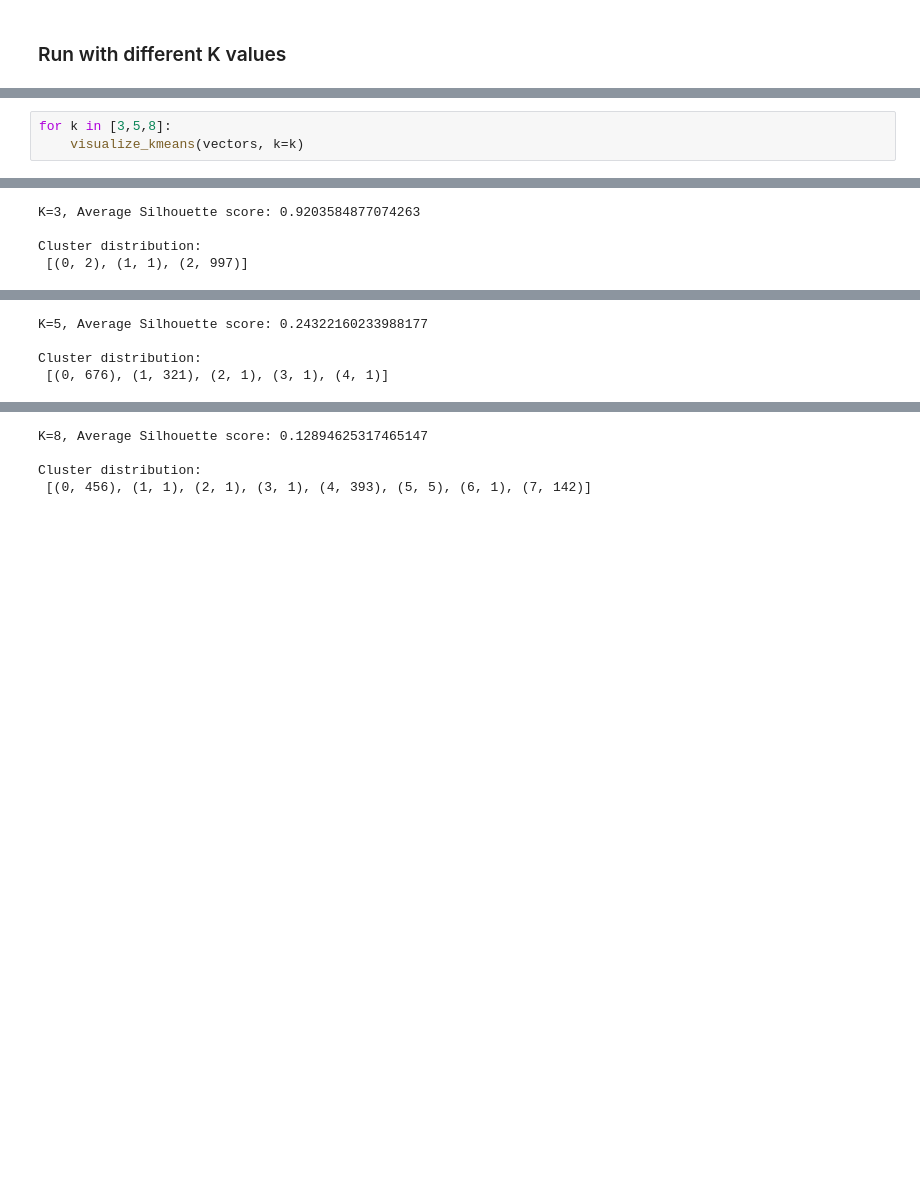
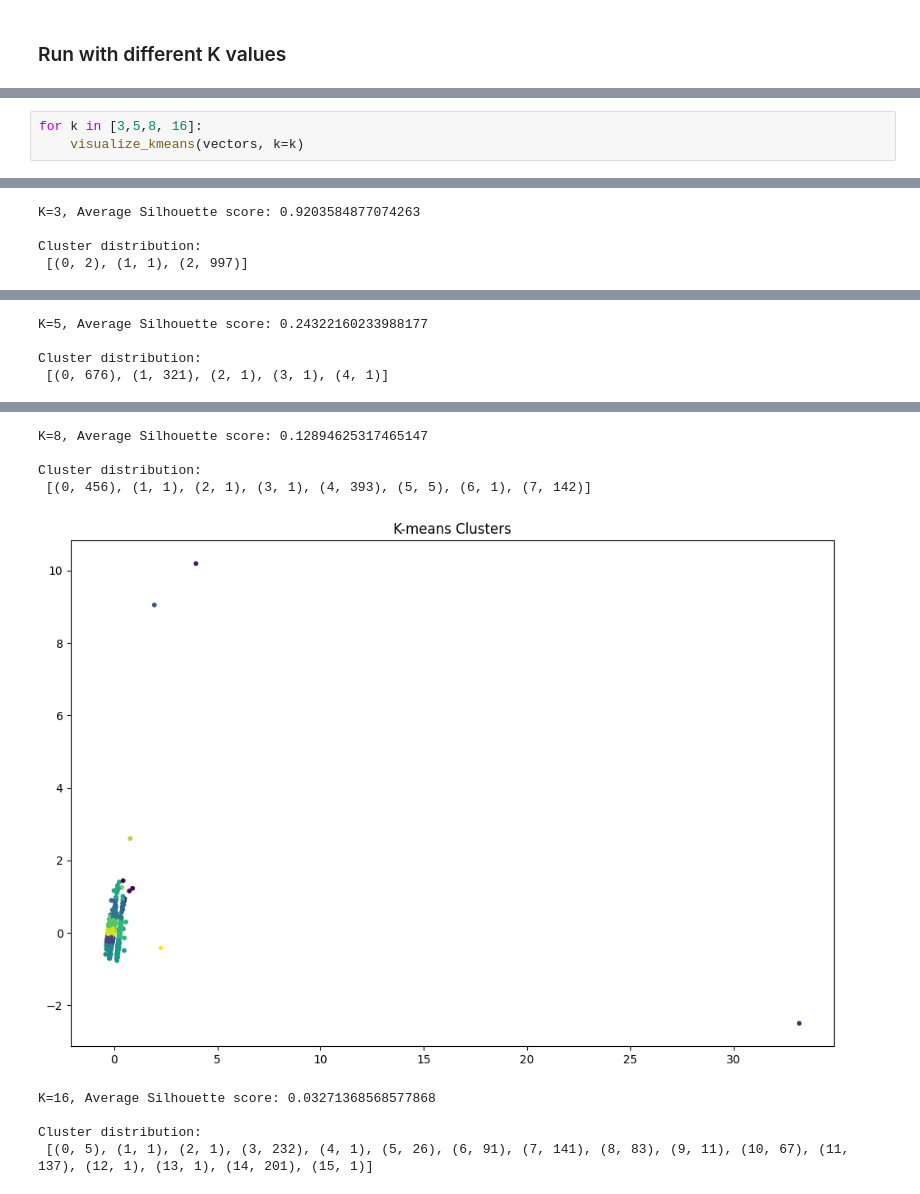
Before and after one commit to Roberto09/cs229-project, a Jupyter notebook: kmeans_vis.ipynb, the cells around one changed output, grey strips where cells are left out. Cells and saved outputs as stored; diff of their text form; blank space fills up the shorter version.

```diff
--- a/kmeans_vis.ipynb
+++ b/kmeans_vis.ipynb
@@ -48,21 +78,26 @@ vectors = np.array(list(vector_dict_l1.values()))
 # %%
-for k in [3,5,8]:
+for k in [3,5,8, 16]:
     visualize_kmeans(vectors, k=k)
 # %% [output]
 [figure]
 K=3, Average Silhouette score: 0.9203584877074263
 
 Cluster distribution:
  [(0, 2), (1, 1), (2, 997)]
 [figure]
 K=5, Average Silhouette score: 0.24322160233988177
 
 Cluster distribution:
  [(0, 676), (1, 321), (2, 1), (3, 1), (4, 1)]
 [figure]
 K=8, Average Silhouette score: 0.12894625317465147
 
 Cluster distribution:
  [(0, 456), (1, 1), (2, 1), (3, 1), (4, 393), (5, 5), (6, 1), (7, 142)]
+[figure, added]
+K=16, Average Silhouette score: 0.03271368568577868
+
+Cluster distribution:
+ [(0, 5), (1, 1), (2, 1), (3, 232), (4, 1), (5, 26), (6, 91), (7, 141), (8, 83), (9, 11), (10, 67), (11, 137), (12, 1), (13, 1), (14, 201), (15, 1)]
 # %%
 for k in [3,5,8]:
```
Also changed, not shown: parts of 3 cells of this notebook.
